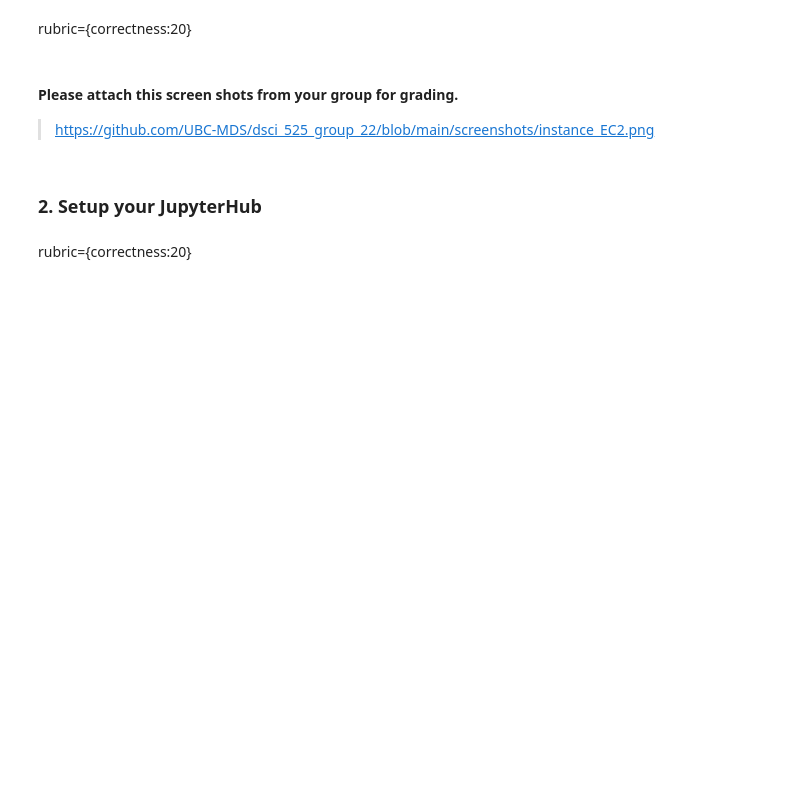
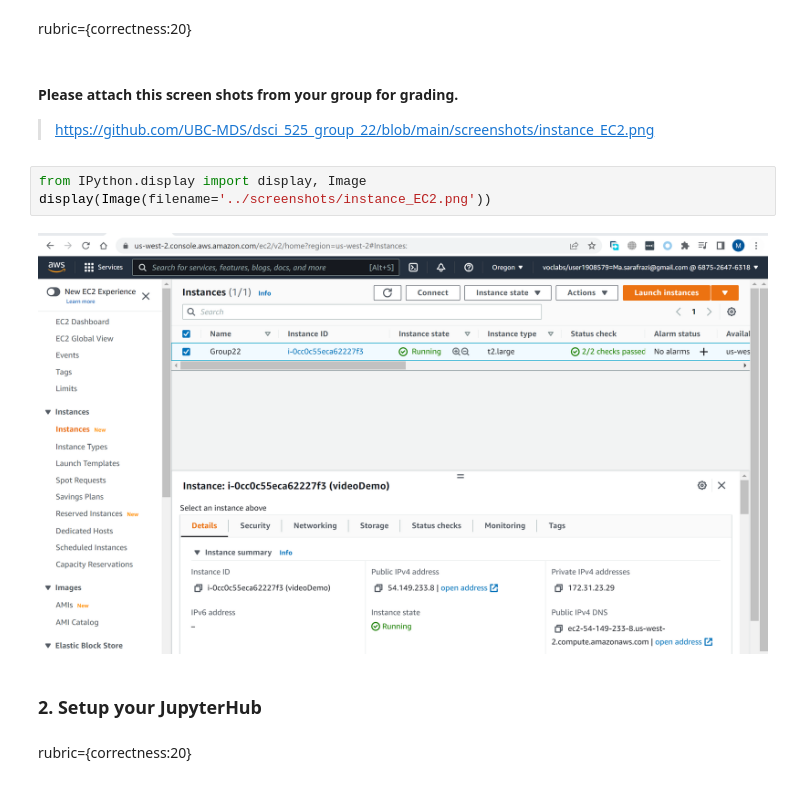
Before and after one commit to UBC-MDS/dsci_525_group_22, a Jupyter notebook: notebooks/Milestone2.ipynb, the cells around one changed output. Drawn from its saved outputs; the diff is of its cells as text; blank space fills up the shorter version.

```diff
--- a/notebooks/Milestone2.ipynb
+++ b/notebooks/Milestone2.ipynb
@@ -47,6 +47,11 @@ rubric={correctness:20}
 #### Please attach this screen shots from your group for grading.
 
 > https://github.com/UBC-MDS/dsci_525_group_22/blob/main/screenshots/instance_EC2.png
+# %%
+from IPython.display import display, Image
+display(Image(filename='../screenshots/instance_EC2.png'))
+# %% [output]
+[figure, added]
 # %% [markdown]
 ### 2. Setup your JupyterHub
 # %% [markdown]
```
Also changed, not shown: parts of 6 cells of this notebook, 1 other file.
